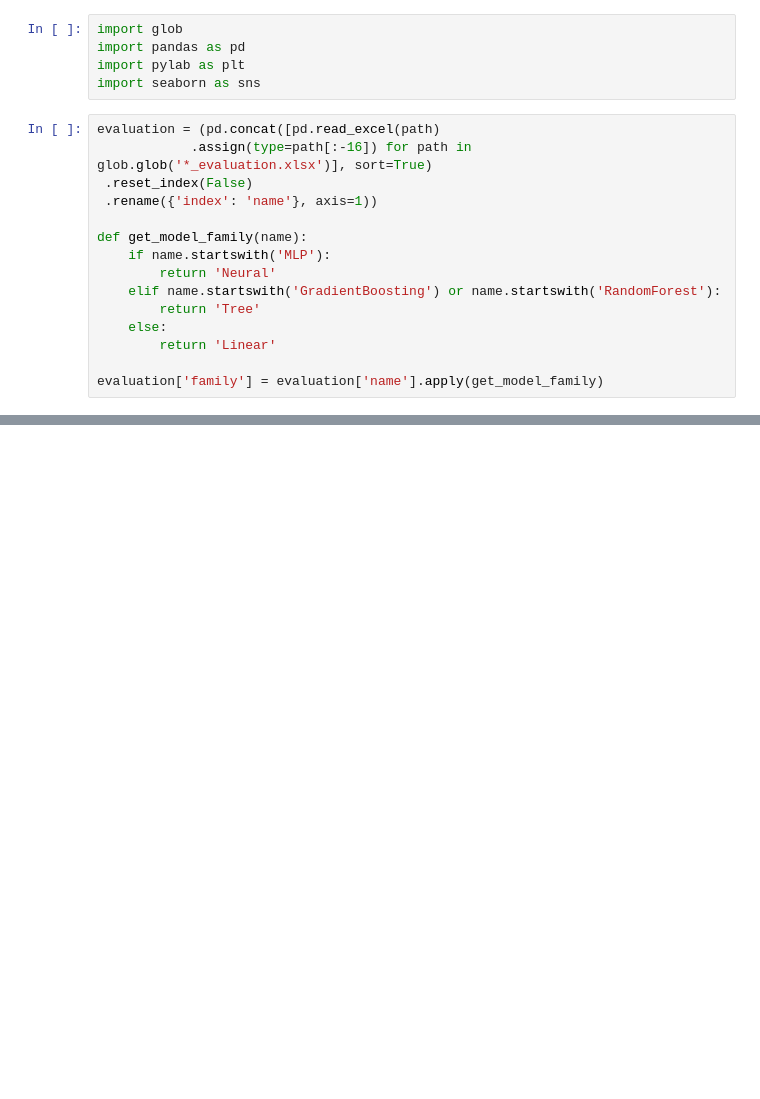
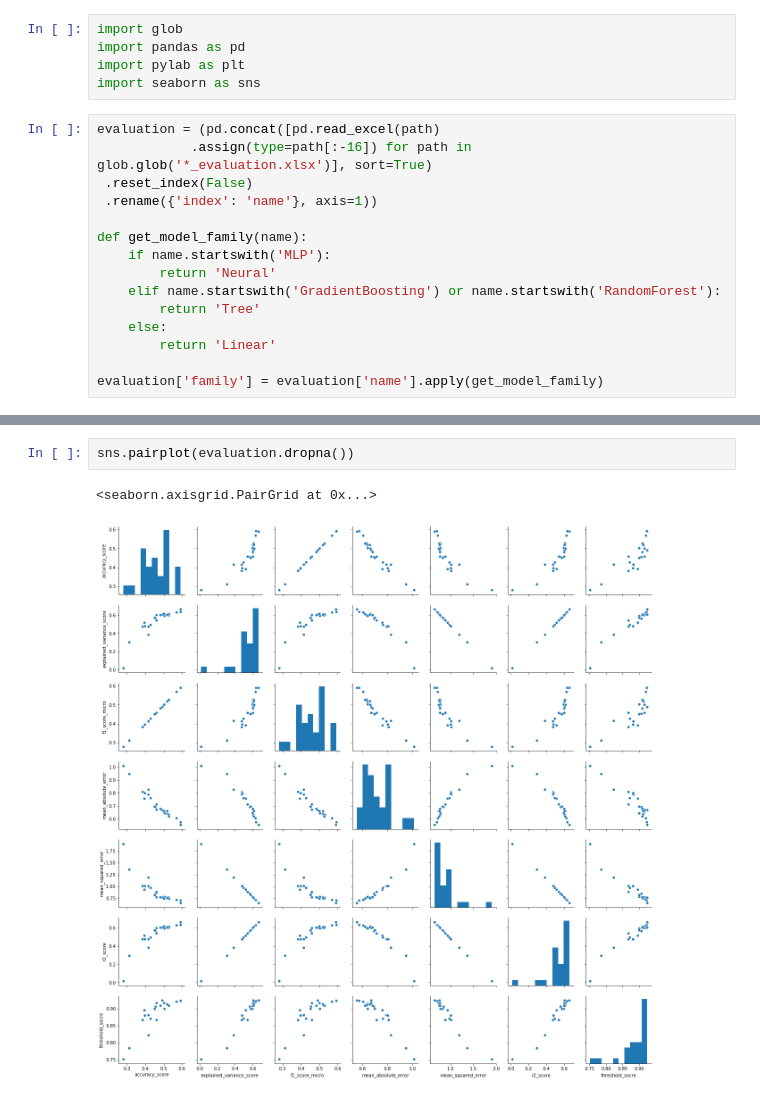
Before and after one commit to shlomihod/deep-text-eval, a Jupyter notebook: features2prediction/weebit/models-comparison.ipynb, the cells around one changed output, grey strips where cells are left out. Saved outputs shown, nothing was run; the diff lists cells and outputs as text; blank space fills up the shorter version.

```diff
--- a/features2prediction/weebit/models-comparison.ipynb
+++ b/features2prediction/weebit/models-comparison.ipynb
@@ -48,0 +41,5 @@ NameError: name 'type2color' is not defined
+# %%
+sns.pairplot(evaluation.dropna())
+# %% [output]
+<seaborn.axisgrid.PairGrid at 0x...>
+[figure, added]
```
Also changed, not shown: parts of 8 cells of this notebook, 9 other files.
